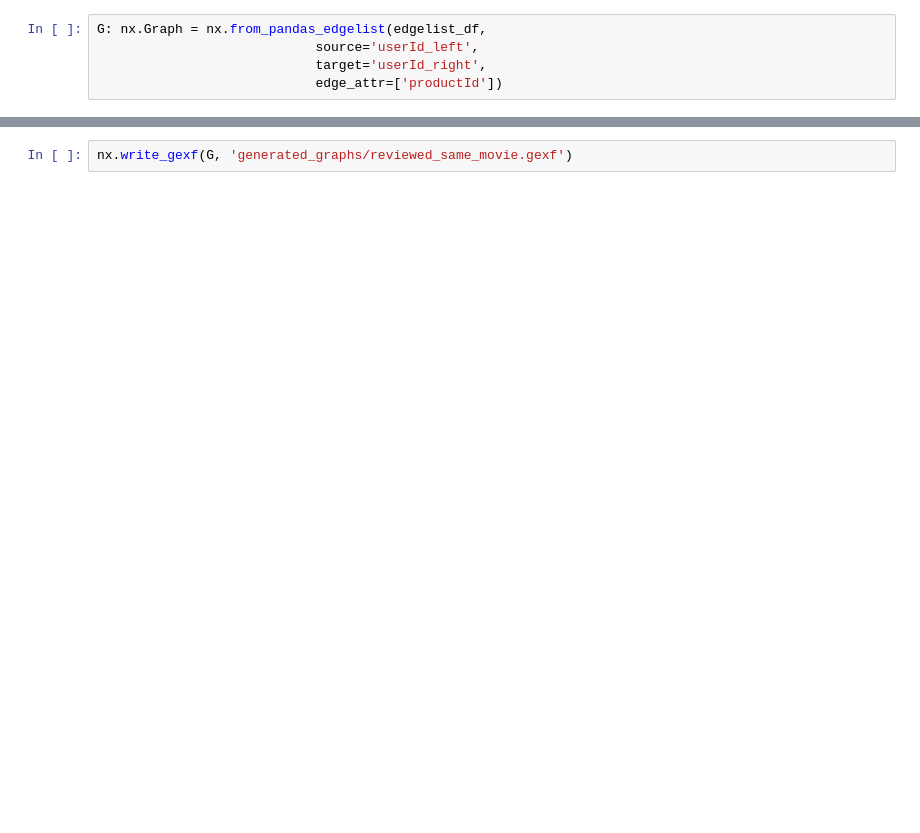
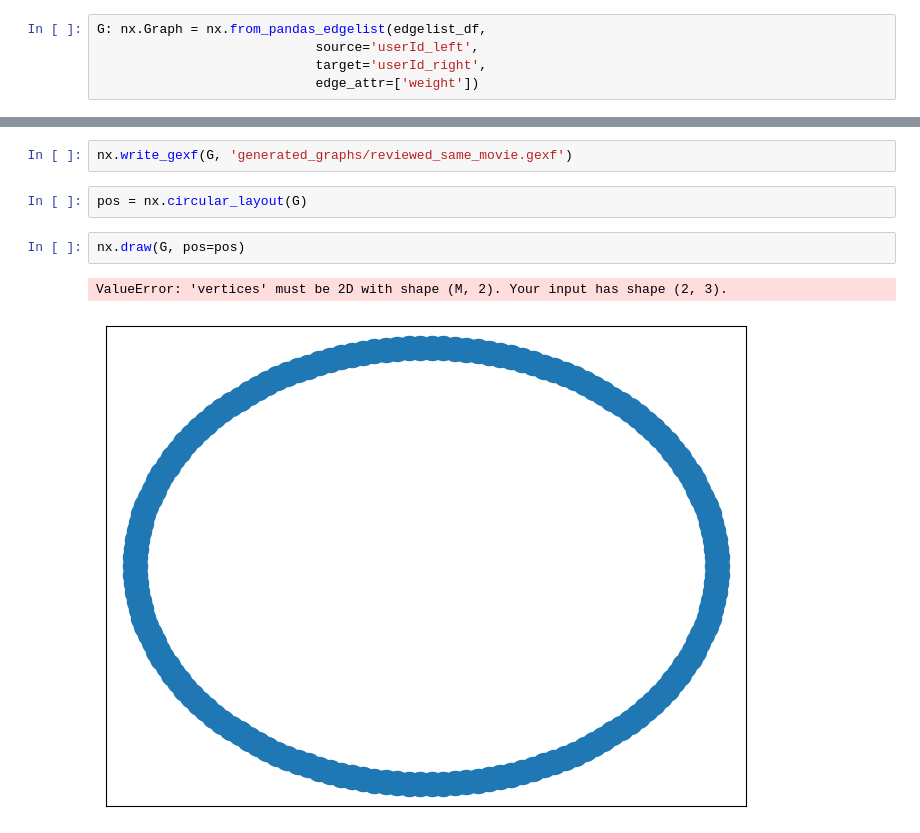
Before and after one commit to dholl018/CS5664FinalProject, a Jupyter notebook: build_monopartite_reviewed_same_movie.ipynb, the cells around one changed output, grey strips where cells are left out. Saved outputs shown, nothing was run; the diff lists cells and outputs as text; blank space fills up the shorter version.

```diff
--- a/build_monopartite_reviewed_same_movie.ipynb
+++ b/build_monopartite_reviewed_same_movie.ipynb
@@ -61,4 +64,4 @@ edgelist_df
 G: nx.Graph = nx.from_pandas_edgelist(edgelist_df,
                             source='userId_left',
                             target='userId_right',
-                            edge_attr=['productId'])
+                            edge_attr=['weight'])
@@ -73,2 +80,9 @@ G.number_of_edges()
 # %%
 nx.write_gexf(G, 'generated_graphs/reviewed_same_movie.gexf')
+# %%
+pos = nx.circular_layout(G)
+# %%
+nx.draw(G, pos=pos)
+# %% [output]
+ValueError: 'vertices' must be 2D with shape (M, 2). Your input has shape (2, 3).
+[figure, added]
```
Also changed, not shown: parts of 6 cells of this notebook, 1 other file.
